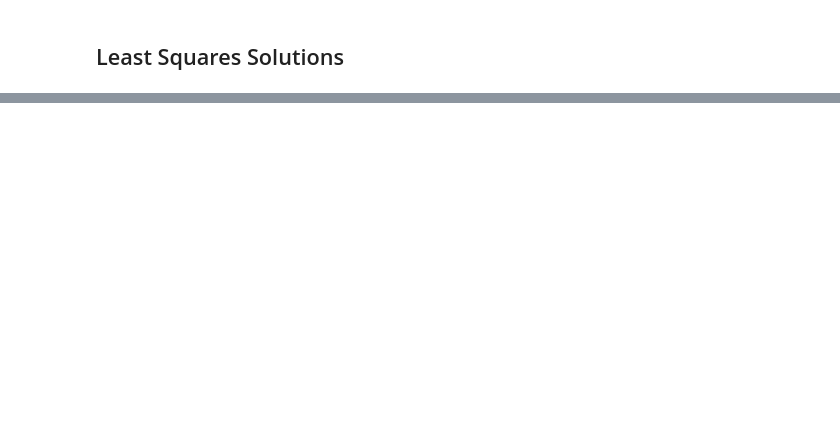
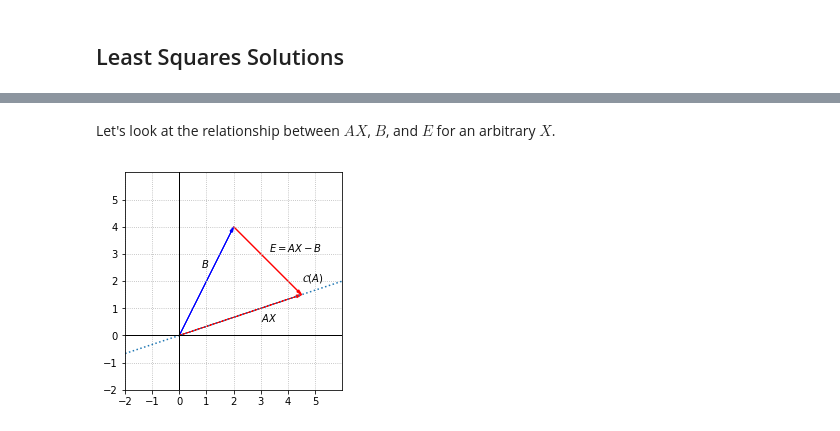
Before and after one commit to bvanderlei/jupyter-guide-to-linear-algebra, a Jupyter notebook: Least_Squares_Solutions.ipynb, the cells around one changed output, grey strips where cells are left out. Cells and saved outputs as stored; diff of their text form; code cells hidden in the pictures; blank space fills up the shorter version.

```diff
--- a/Least_Squares_Solutions.ipynb
+++ b/Least_Squares_Solutions.ipynb
@@ -2,0 +51,29 @@
+# %% [markdown]
+Let's look at the relationship between $AX$, $B$, and $E$ for an arbitrary $X$.
+# %%
+fig, ax = plt.subplots()
+
+options = {"head_width":0.1, "head_length":0.2, "length_includes_head":True}
+
+ax.arrow(0,0,2,4,fc='b',ec='b',**options)
+ax.arrow(0,0,4.5,1.5,fc='r',ec='r',**options)
+ax.arrow(2,4,2.5,-2.5,fc='r',ec='r',**options)
+ax.plot(x,x/3,ls=':')
+
+ax.set_xlim(-2,6)
+ax.set_ylim(-2,6)
+ax.set_aspect('equal')
+ax.set_xticks(np.arange(-2,6,step = 1))
+ax.set_yticks(np.arange(-2,6,step = 1))
+
+ax.text(0.8,2.5,'$B$')
+ax.text(4.5,2,'$\mathcal{C}(A)$')
+ax.text(3,0.5,'$AX$')
+ax.text(3.3,3.1,'$E=AX-B$')
+
+ax.axvline(color='k',linewidth = 1)
+ax.axhline(color='k',linewidth = 1)
+
+ax.grid(True,ls=':')
+# %% [output]
+[figure, added]
```
Also changed, not shown: parts of 6 cells of this notebook, 4 other files.
